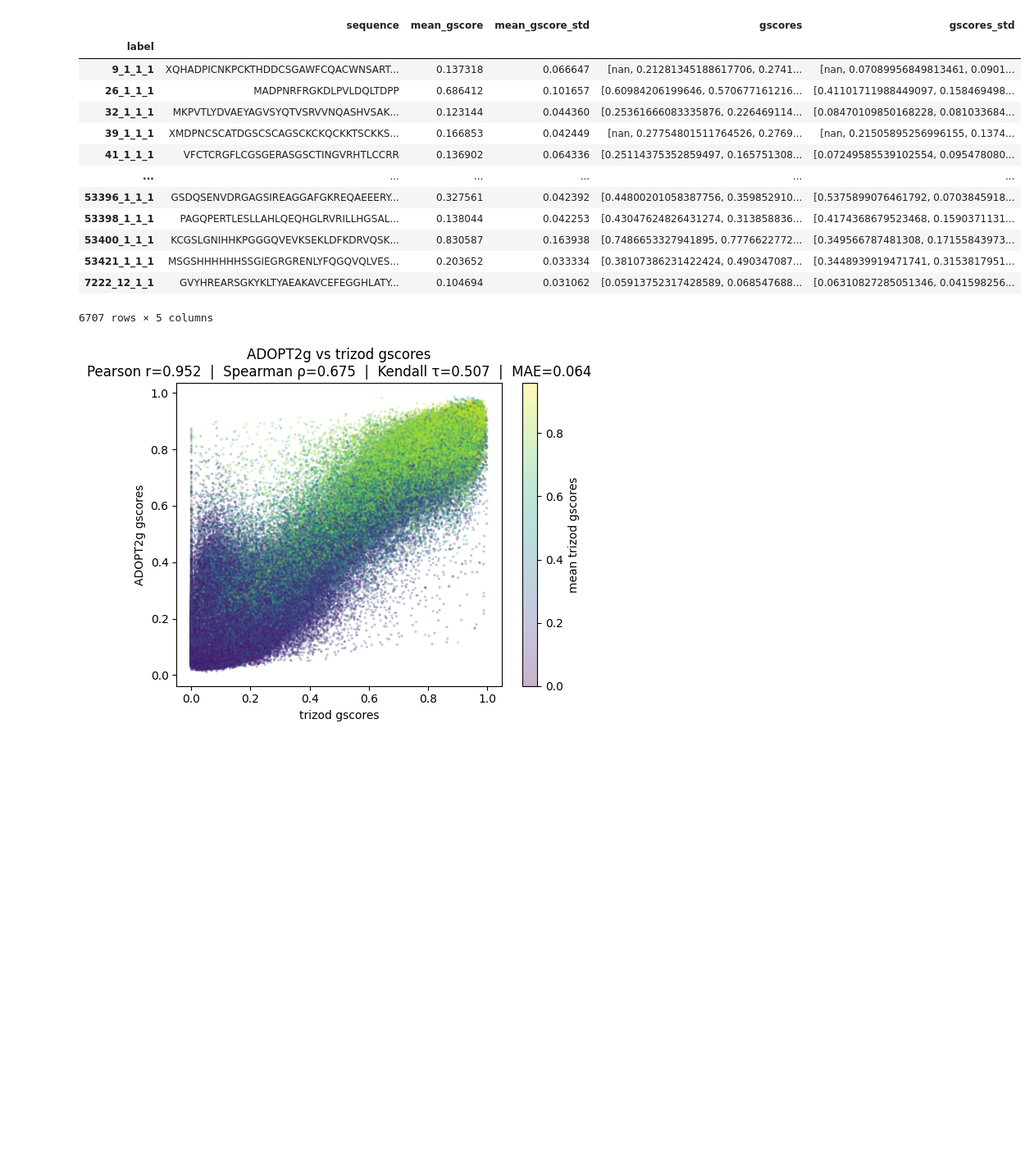
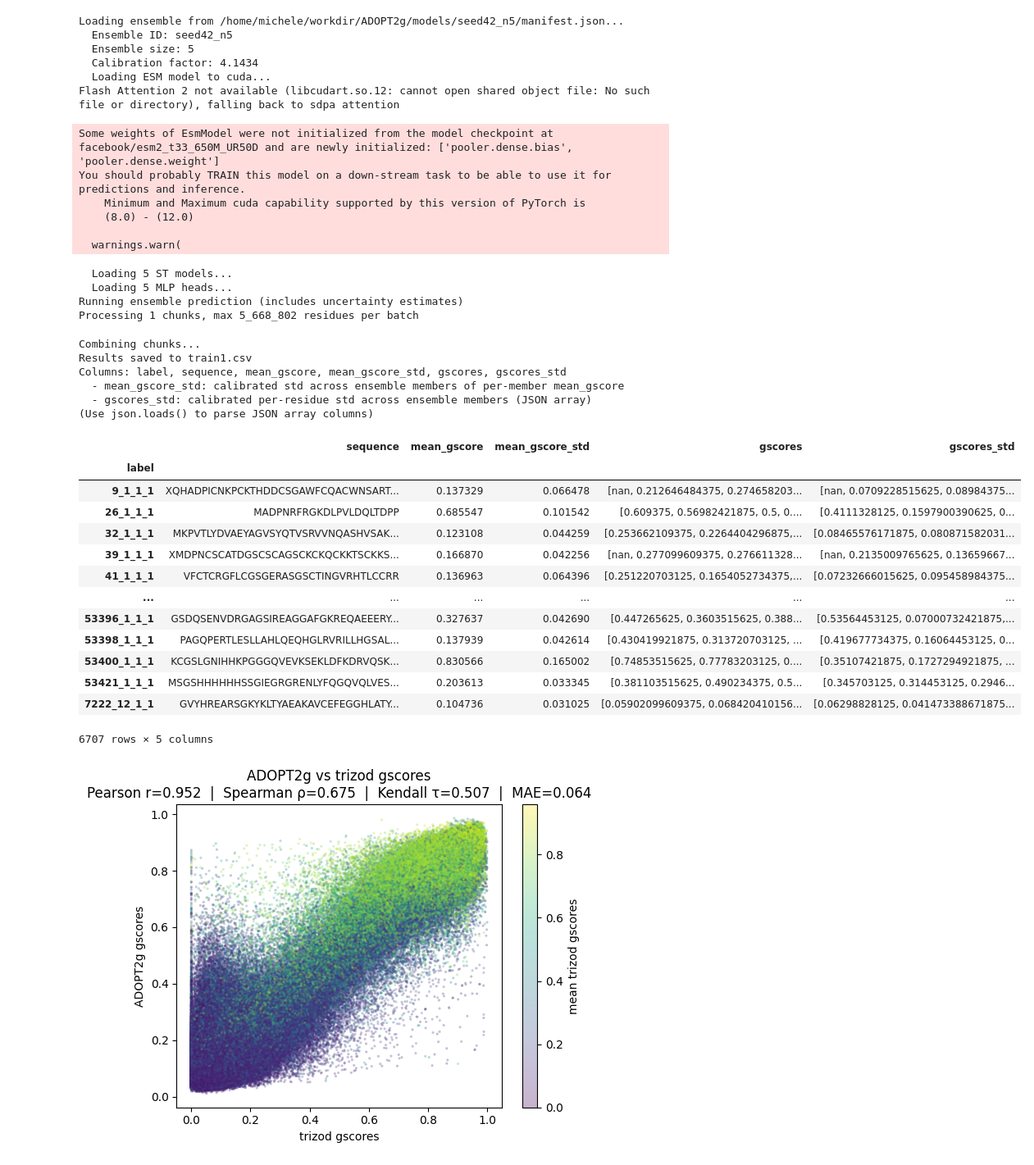
Before and after one commit to PeptoneLtd/ADOPT2g, a Jupyter notebook: notebooks/plots_train.ipynb, the cells around one changed output. Shown at 82% size. Saved outputs shown, nothing was run; the diff lists cells and outputs as text; code cells hidden in the pictures; blank space fills up the shorter version.

```diff
--- a/notebooks/plots_train.ipynb
+++ b/notebooks/plots_train.ipynb
@@ -18,50 +18,71 @@ trizod_df = pd.read_csv(
 df_train = trizod_df[~trizod_df["is_test"]]
 df_test = trizod_df[trizod_df["is_test"]]
 # %%
-filename = "train.csv"
+filename = "train1.csv"
 
 if not os.path.exists(filename):
     fasta_filename = "train.fasta"
     with open(fasta_filename, "w") as f:
         for label, row in df_train.iterrows():
             f.write(f">{label}\n{row['sequence']}\n")
 
     subprocess.run(
         [
-            "python",
-            os.path.join(root_path, "predict.py"),
+            "adopt2g-predict",
             "--fasta",
             fasta_filename,
             "--out",
             filename,
         ],
         check=True,
     )
     os.remove(fasta_filename)
 df_inferred = pd.read_csv(
     filename,
     index_col="label",
     converters={
         "gscores": lambda x: np.array(json.loads(x), dtype=float),
         "gscores_std": lambda x: np.array(json.loads(x), dtype=float),
     },
 )
 df_inferred
 # %% [output]
+Loading ensemble from /home/michele/workdir/ADOPT2g/models/seed42_n5/manifest.json...
+  Ensemble ID: seed42_n5
+  Ensemble size: 5
+  Calibration factor: 4.1434
+  Loading ESM model to cuda...
+Flash Attention 2 not available (libcudart.so.12: cannot open shared object file: No such file or directory), falling back to sdpa attention
+Some weights of EsmModel were not initialized from the model checkpoint at facebook/esm2_t33_650M_UR50D and are newly initialized: ['pooler.dense.bias', 'pooler.dense.weight']
+You should probably TRAIN this model on a down-stream task to be able to use it for predictions and inference.
+    Minimum and Maximum cuda capability supported by this version of PyTorch is
+    (8.0) - (12.0)
+
+  warnings.warn(
+  Loading 5 ST models...
+  Loading 5 MLP heads...
+Running ensemble prediction (includes uncertainty estimates)
+Processing 1 chunks, max 5_668_802 residues per batch
+Combining chunks...
+Results saved to train1.csv
+Columns: label, sequence, mean_gscore, mean_gscore_std, gscores, gscores_std
+  - mean_gscore_std: calibrated std across ensemble members of per-member mean_gscore
+  - gscores_std: calibrated per-residue std across ensemble members (JSON array)
+(Use json.loads() to parse JSON array columns)
 |  | sequence | mean_gscore | mean_gscore_std | gscores | gscores_std |
 | label |  |  |  |  |  |
-| 9_1_1_1 | XQHADPICNKPCKTHDDCSGAWFCQACWNSART... | 0.137318 | 0.066647 | [nan, 0.21281345188617706, 0.2741... | [nan, 0.07089956849813461, 0.0901... |
-| 26_1_1_1 | MADPNRFRGKDLPVLDQLTDPP | 0.686412 | 0.101657 | [0.60984206199646, 0.570677161216... | [0.41101711988449097, 0.158469498... |
-| 32_1_1_1 | MKPVTLYDVAEYAGVSYQTVSRVVNQASHVSAK... | 0.123144 | 0.044360 | [0.25361666083335876, 0.226469114... | [0.08470109850168228, 0.081033684... |
-| 39_1_1_1 | XMDPNCSCATDGSCSCAGSCKCKQCKKTSCKKS... | 0.166853 | 0.042449 | [nan, 0.27754801511764526, 0.2769... | [nan, 0.21505895256996155, 0.1374... |
-| 41_1_1_1 | VFCTCRGFLCGSGERASGSCTINGVRHTLCCRR | 0.136902 | 0.064336 | [0.25114375352859497, 0.165751308... | [0.07249585539102554, 0.095478080... |
+| 9_1_1_1 | XQHADPICNKPCKTHDDCSGAWFCQACWNSART... | 0.137329 | 0.066478 | [nan, 0.212646484375, 0.274658203... | [nan, 0.0709228515625, 0.08984375... |
+| 26_1_1_1 | MADPNRFRGKDLPVLDQLTDPP | 0.685547 | 0.101542 | [0.609375, 0.56982421875, 0.5, 0.... | [0.4111328125, 0.1597900390625, 0... |
+| 32_1_1_1 | MKPVTLYDVAEYAGVSYQTVSRVVNQASHVSAK... | 0.123108 | 0.044259 | [0.253662109375, 0.2264404296875,... | [0.08465576171875, 0.080871582031... |
+| 39_1_1_1 | XMDPNCSCATDGSCSCAGSCKCKQCKKTSCKKS... | 0.166870 | 0.042256 | [nan, 0.277099609375, 0.276611328... | [nan, 0.2135009765625, 0.13659667... |
+| 41_1_1_1 | VFCTCRGFLCGSGERASGSCTINGVRHTLCCRR | 0.136963 | 0.064396 | [0.251220703125, 0.1654052734375,... | [0.07232666015625, 0.095458984375... |
 | ... | ... | ... | ... | ... | ... |
-| 53396_1_1_1 | GSDQSENVDRGAGSIREAGGAFGKREQAEEERY... | 0.327561 | 0.042392 | [0.44800201058387756, 0.359852910... | [0.5375899076461792, 0.0703845918... |
-| 53398_1_1_1 | PAGQPERTLESLLAHLQEQHGLRVRILLHGSAL... | 0.138044 | 0.042253 | [0.43047624826431274, 0.313858836... | [0.4174368679523468, 0.1590371131... |
-| 53400_1_1_1 | KCGSLGNIHHKPGGGQVEVKSEKLDFKDRVQSK... | 0.830587 | 0.163938 | [0.7486653327941895, 0.7776622772... | [0.349566787481308, 0.17155843973... |
-| 53421_1_1_1 | MSGSHHHHHHSSGIEGRGRENLYFQGQVQLVES... | 0.203652 | 0.033334 | [0.38107386231422424, 0.490347087... | [0.3448939919471741, 0.3153817951... |
-| 7222_12_1_1 | GVYHREARSGKYKLTYAEAKAVCEFEGGHLATY... | 0.104694 | 0.031062 | [0.05913752317428589, 0.068547688... | [0.06310827285051346, 0.041598256... |
+| 53396_1_1_1 | GSDQSENVDRGAGSIREAGGAFGKREQAEEERY... | 0.327637 | 0.042690 | [0.447265625, 0.3603515625, 0.388... | [0.53564453125, 0.07000732421875,... |
+| 53398_1_1_1 | PAGQPERTLESLLAHLQEQHGLRVRILLHGSAL... | 0.137939 | 0.042614 | [0.430419921875, 0.313720703125, ... | [0.419677734375, 0.16064453125, 0... |
+| 53400_1_1_1 | KCGSLGNIHHKPGGGQVEVKSEKLDFKDRVQSK... | 0.830566 | 0.165002 | [0.74853515625, 0.77783203125, 0.... | [0.35107421875, 0.1727294921875, ... |
+| 53421_1_1_1 | MSGSHHHHHHSSGIEGRGRENLYFQGQVQLVES... | 0.203613 | 0.033345 | [0.381103515625, 0.490234375, 0.5... | [0.345703125, 0.314453125, 0.2946... |
+| 7222_12_1_1 | GVYHREARSGKYKLTYAEAKAVCEFEGGHLATY... | 0.104736 | 0.031025 | [0.05902099609375, 0.068420410156... | [0.06298828125, 0.041473388671875... |
-6707 rows × 5 columns
+6707 rows × 5 columns
 # %%
 from scipy.stats import kendalltau, pearsonr, spearmanr
 
```
Also changed, not shown: parts of 2 cells of this notebook, 16 other files.
